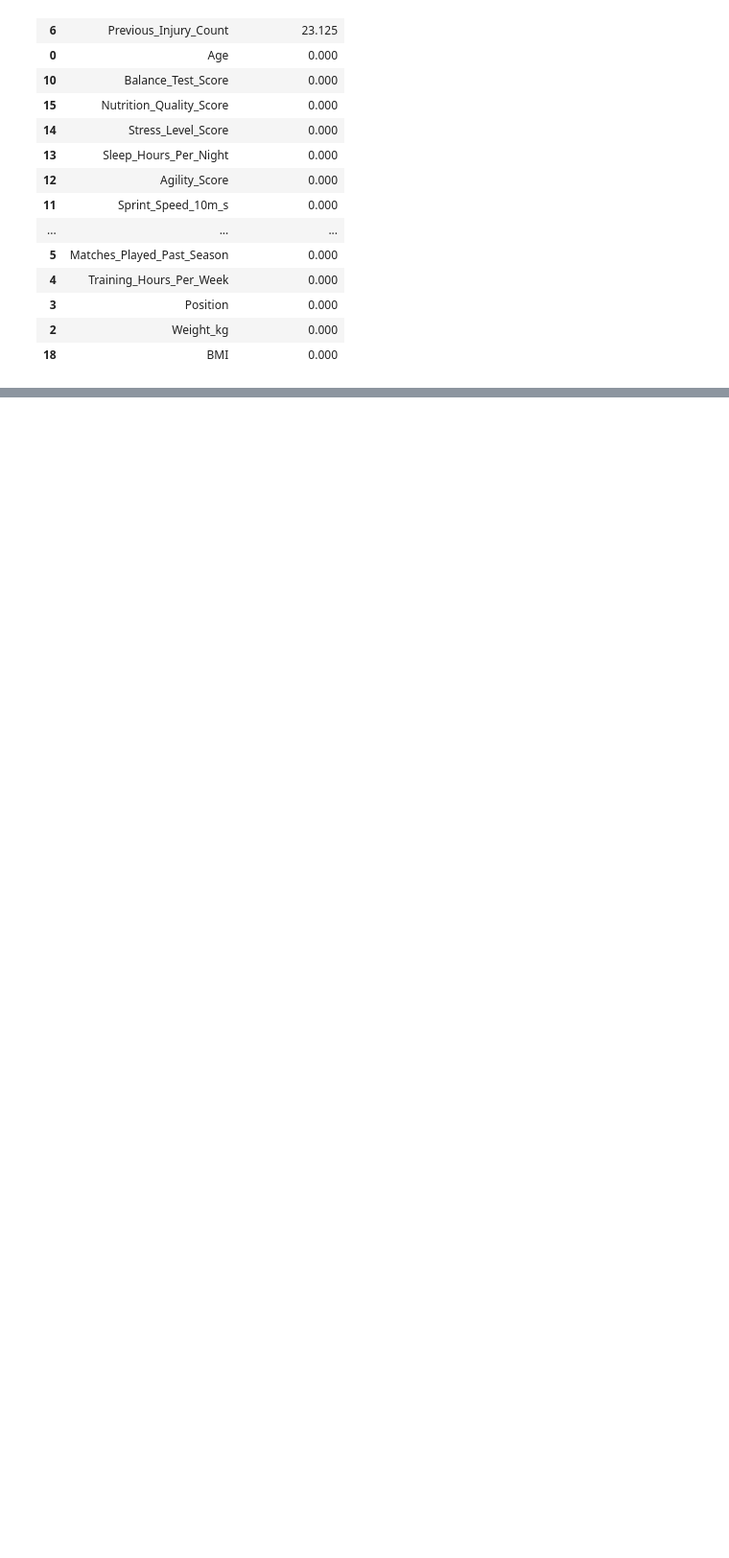
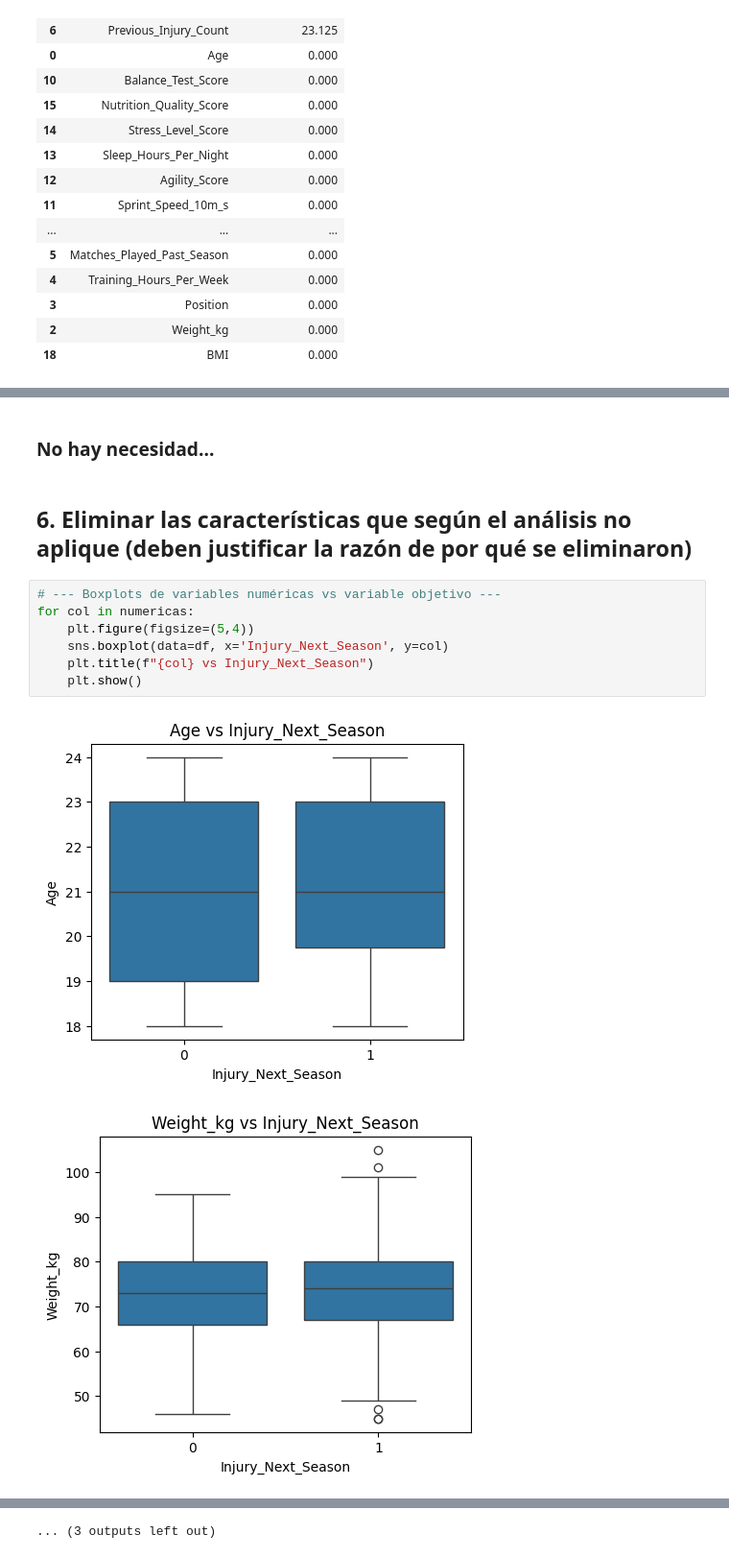
Before and after one commit to samegi/Proyecto4-IA, a Jupyter notebook: EDA/EDA_.ipynb, the cells around one changed output, grey strips where cells are left out. Shown at 96% size. Cells and saved outputs as stored; diff of their text form; blank space fills up the shorter version.

```diff
--- a/EDA/EDA_.ipynb
+++ b/EDA/EDA_.ipynb
@@ -200,0 +241,14 @@ NameError: name 'plt' is not defined
+# %% [markdown]
+### No hay necesidad...
+# %% [markdown]
+## 6. Eliminar las características que según el análisis no aplique (deben justificar la razón de por qué se eliminaron)
+# %%
+# --- Boxplots de variables numéricas vs variable objetivo ---
+for col in numericas:
+    plt.figure(figsize=(5,4))
+    sns.boxplot(data=df, x='Injury_Next_Season', y=col)
+    plt.title(f"{col} vs Injury_Next_Season")
+    plt.show()
+# %% [output]
+[figure, added]
+[figure, added]
@@ -200,0 +265 @@ NameError: name 'plt' is not defined
+... (3 outputs left out)
```
Also changed, not shown: parts of 25 cells of this notebook, 1 other file.
